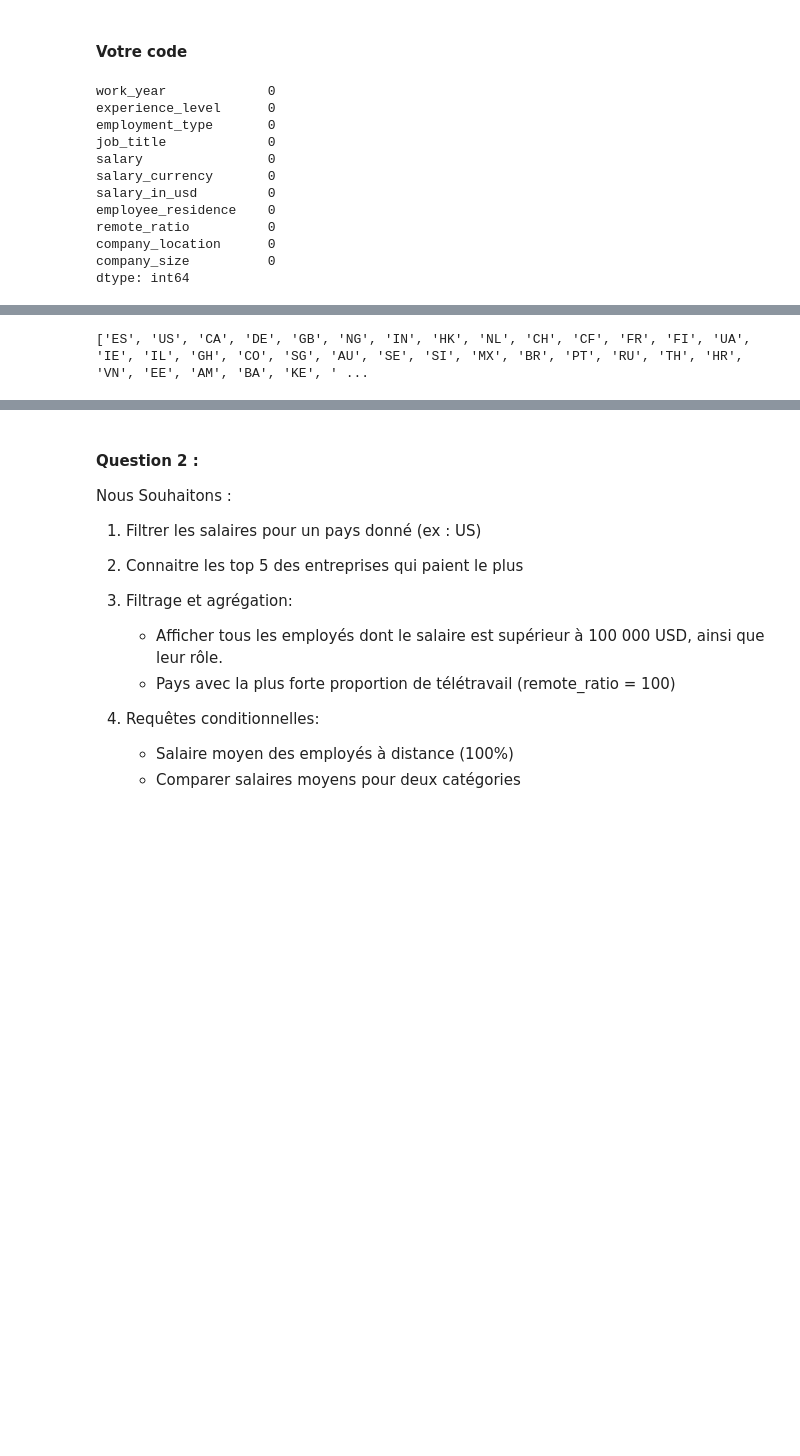
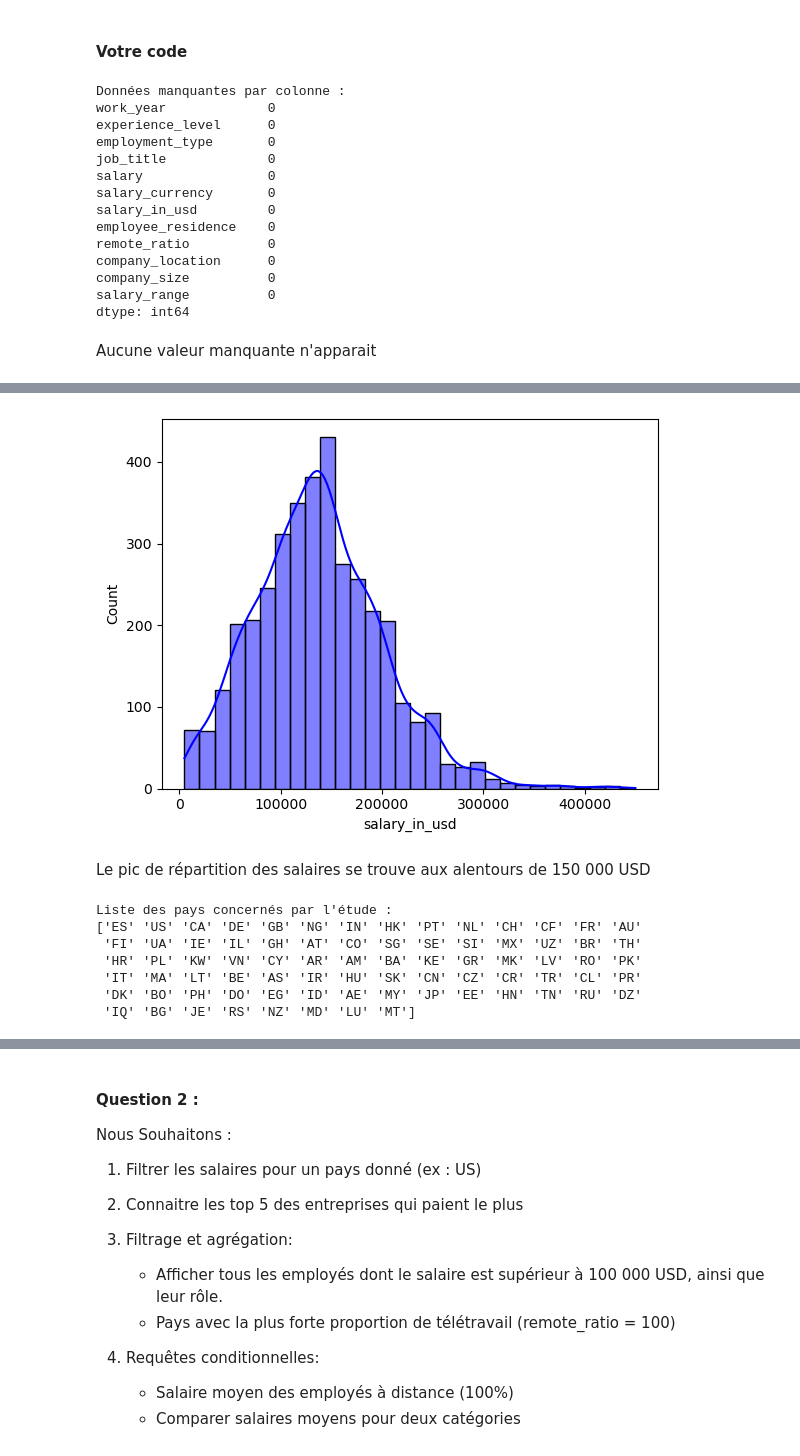
Before and after one commit to MH257/projet_notebook2, a Jupyter notebook: Projet_SAE.ipynb, the cells around one changed output, grey strips where cells are left out. Saved outputs shown, nothing was run; the diff lists cells and outputs as text; code cells hidden in the pictures; blank space fills up the shorter version.

```diff
--- a/Projet_SAE.ipynb
+++ b/Projet_SAE.ipynb
@@ -61,4 +67,7 @@ import streamlit as st
 # %% [markdown]
 ##### Votre code
 # %%
+
+df = pd.read_csv('H:/projet_notebook/archive/ds_salaries.csv')
+df.head()
 # %% [output]
@@ -102,7 +109,13 @@ Nous Souhaitons :
 #### Votre code
 # %%
 #données manquantes
+missing_data = df.isnull().sum()
+
+# Afficher les résultats
+print("Données manquantes par colonne :")
+print(missing_data)
 # %% [output]
+Données manquantes par colonne :
 work_year             0
 experience_level      0
 employment_type       0
@@ -114,7 +127,12 @@ employee_residence    0
 remote_ratio          0
 company_location      0
 company_size          0
+salary_range          0
 dtype: int64
+# %% [markdown]
+Aucune valeur manquante n'apparait
 # %%
 # Distribution des salaires en USD
+sns.histplot(df['salary_in_usd'], kde=True, color='blue', bins=30)
+plt.show()
 # %% [output]
@@ -123,5 +139,20 @@ dtype: int64
+[figure, added]
+# %% [markdown]
+Le pic de répartition des salaires se trouve aux alentours de 150 000 USD
 # %%
 # liste des pays concerné par l'étude
+
+countries = df['employee_residence'].unique()
+
+# Afficher la liste des pays
+print("Liste des pays concernés par l'étude :")
+print(countries)
 # %% [output]
-['ES', 'US', 'CA', 'DE', 'GB', 'NG', 'IN', 'HK', 'NL', 'CH', 'CF', 'FR', 'FI', 'UA', 'IE', 'IL', 'GH', 'CO', 'SG', 'AU', 'SE', 'SI', 'MX', 'BR', 'PT', 'RU', 'TH', 'HR', 'VN', 'EE', 'AM', 'BA', 'KE', ' ...
+Liste des pays concernés par l'étude :
+['ES' 'US' 'CA' 'DE' 'GB' 'NG' 'IN' 'HK' 'PT' 'NL' 'CH' 'CF' 'FR' 'AU'
+ 'FI' 'UA' 'IE' 'IL' 'GH' 'AT' 'CO' 'SG' 'SE' 'SI' 'MX' 'UZ' 'BR' 'TH'
+ 'HR' 'PL' 'KW' 'VN' 'CY' 'AR' 'AM' 'BA' 'KE' 'GR' 'MK' 'LV' 'RO' 'PK'
+ 'IT' 'MA' 'LT' 'BE' 'AS' 'IR' 'HU' 'SK' 'CN' 'CZ' 'CR' 'TR' 'CL' 'PR'
+ 'DK' 'BO' 'PH' 'DO' 'EG' 'ID' 'AE' 'MY' 'JP' 'EE' 'HN' 'TN' 'RU' 'DZ'
+ 'IQ' 'BG' 'JE' 'RS' 'NZ' 'MD' 'LU' 'MT']
 # %%
```
Also changed, not shown: parts of 17 cells of this notebook.
